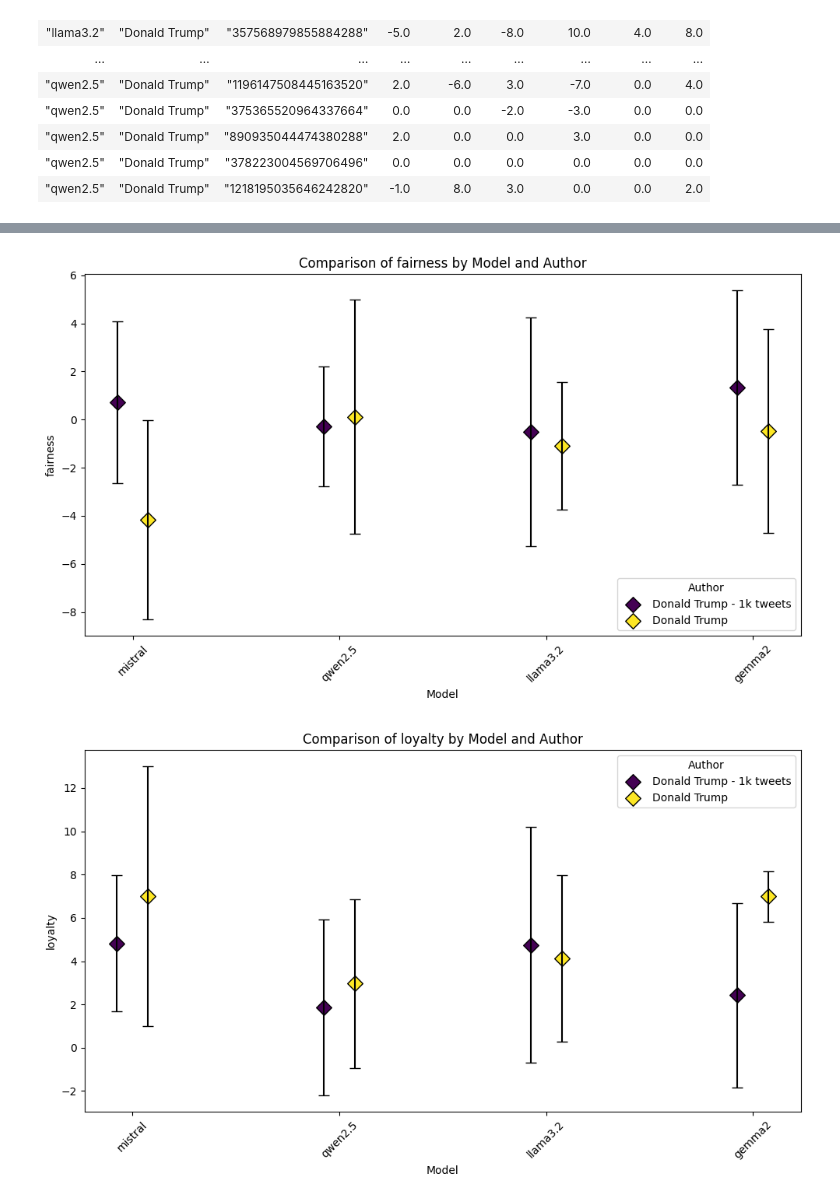
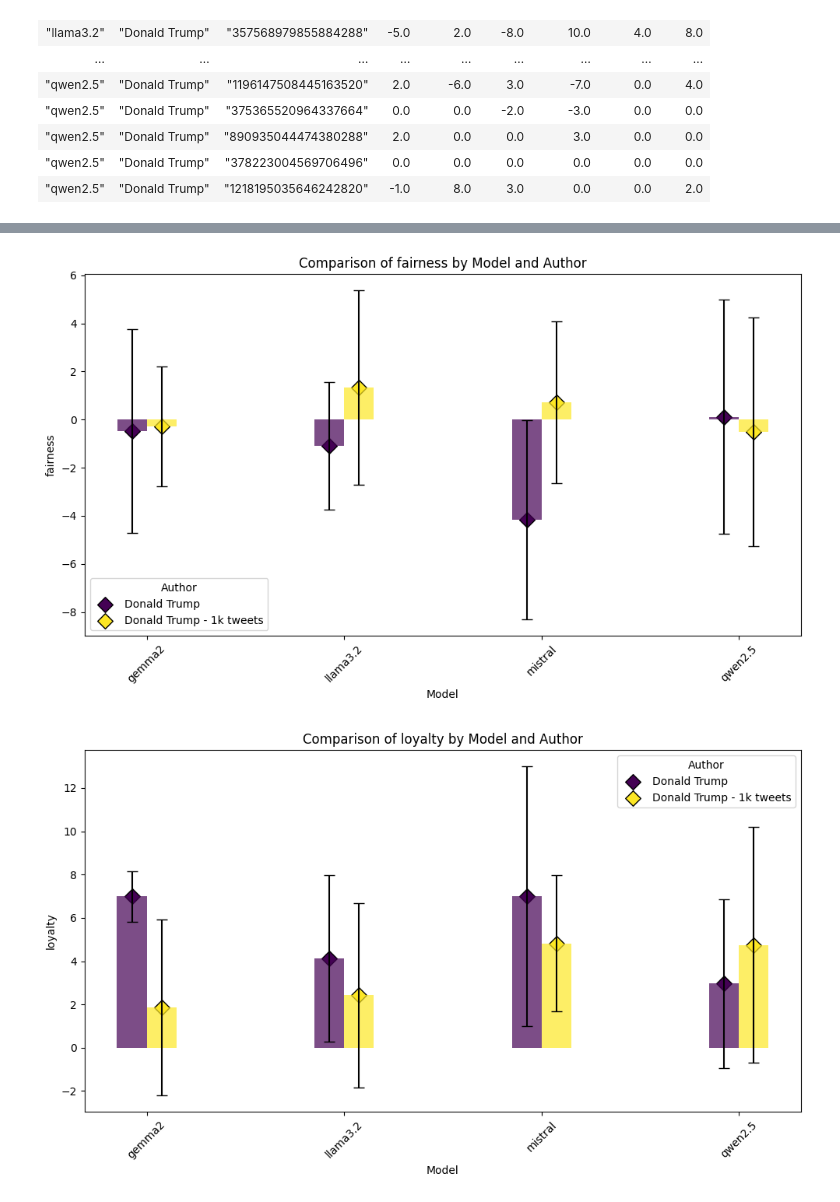
Before and after one commit to pmaciolek/mftl, a Jupyter notebook: results-summary.ipynb, the cells around one changed output, grey strips where cells are left out. Drawn from its saved outputs; the diff is of its cells as text; code cells hidden in the pictures.

```diff
--- a/results-summary.ipynb
+++ b/results-summary.ipynb
@@ -344,9 +363,9 @@ import polars as pl
 
 # Assuming trump_summary_df is already defined
 bar_width = 0.15  # Width of each bar
-x_labels = trump_summary_df["model"].unique()  # Unique models
+x_labels = trump_summary_df["model"].unique().sort()  # Unique models
 # Define a fixed order for authors based on their appearance or any desired order
-ordered_authors = list(trump_summary_df["author"].unique()) # You can customize this list if needed
+ordered_authors = list(trump_summary_df.sort("author")["author"].unique().sort()) # You can customize this list if needed
 num_authors = len(ordered_authors)  # Number of unique authors
 # Create a mapping of authors to colors
 colors = plt.cm.viridis(np.linspace(0, 1, num_authors))
@@ -364,6 +383,7 @@ for column in ["mean_care", "mean_fairness", "mean_loyalty", "mean_authority", "
 
         # Plot diamonds with error bars using the fixed color mapping
         plt.scatter(x_pos, author_data[column], s=marker_size**2, marker="D", color=author_color_mapping[author], edgecolors='black', linewidths=1)
+        plt.bar(x_pos, author_data[column], width=bar_width, label=model, alpha=0.7, color=author_color_mapping[author])
         plt.errorbar(x_pos, author_data[column], yerr=author_data[column.replace('mean', 'std')], fmt='none', ecolor='black', capsize=5)
 
     # Adjust x-ticks and labels
@@ -380,2 +400,2 @@ for column in ["mean_care", "mean_fairness", "mean_loyalty", "mean_authority", "
-[figure, old version]
+[figure, new version]
-[figure, old version]
+[figure, new version]
```
Also changed, not shown: parts of 7 cells of this notebook.
